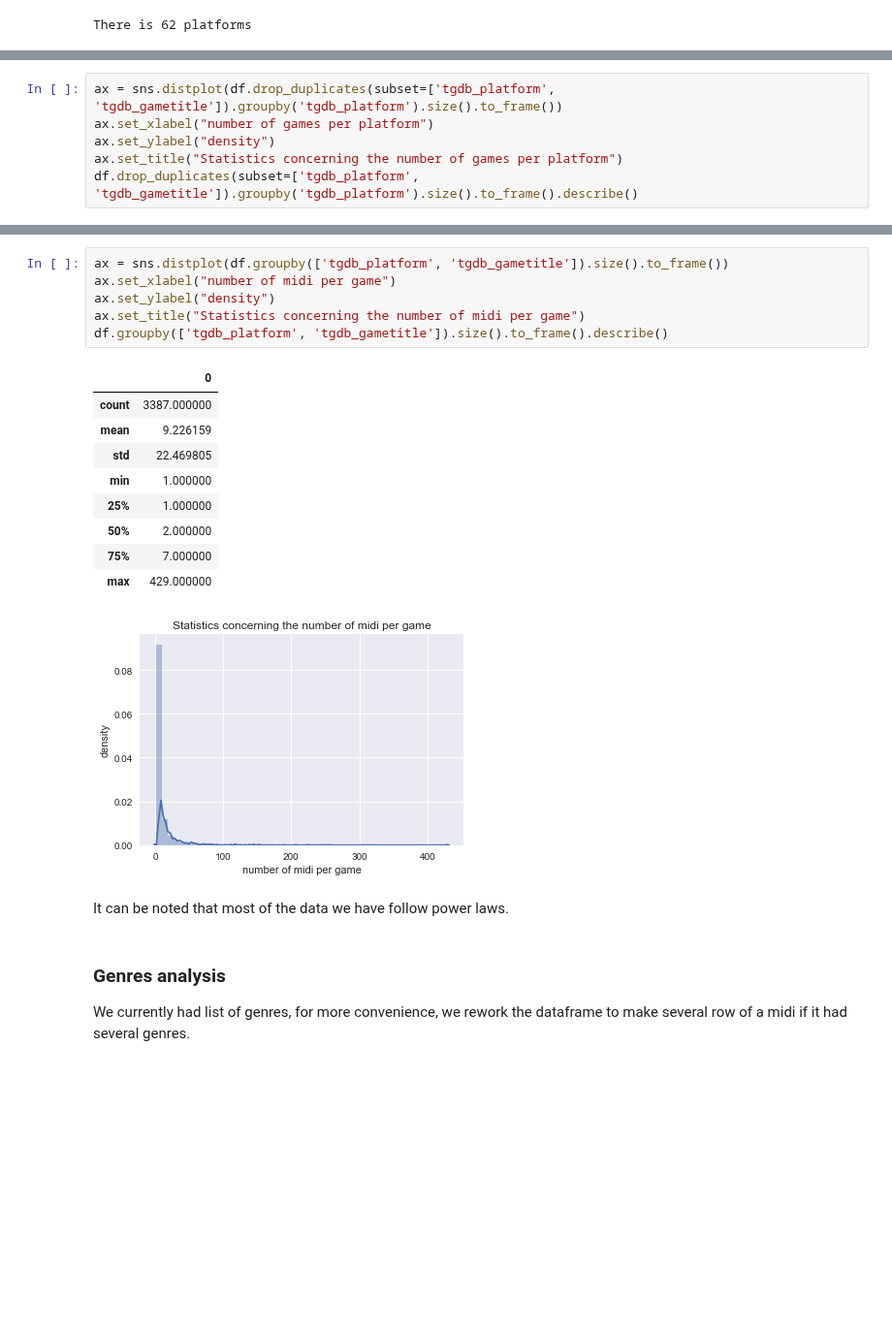
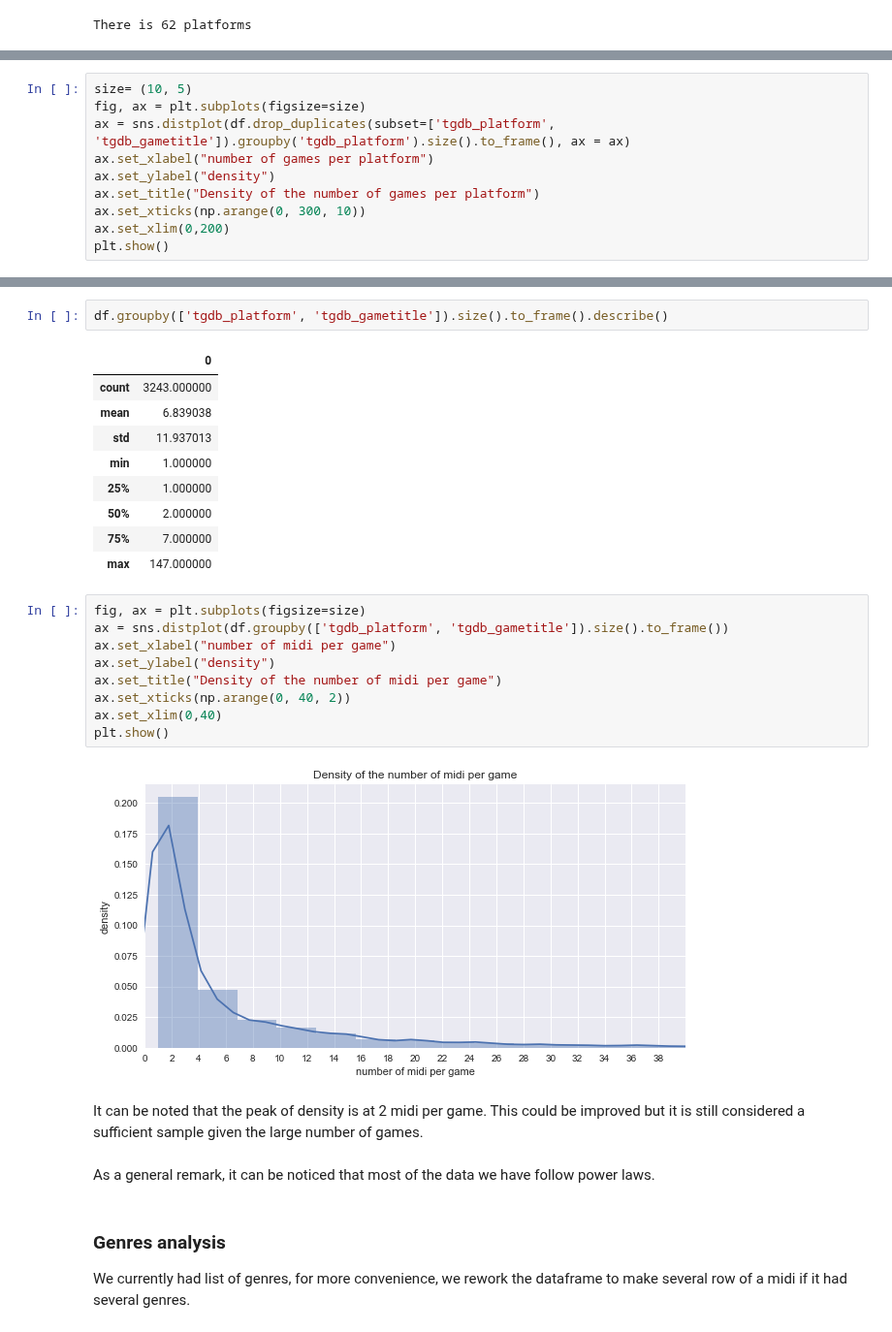
Before and after one commit to cedricviaccoz/musicology, a Jupyter notebook: dataset/Data Exploration.ipynb, the cells around one changed output, grey strips where cells are left out. Shown at 97% size. Saved outputs shown, nothing was run; the diff lists cells and outputs as text; blank space fills up the shorter version.

```diff
--- a/dataset/Data Exploration.ipynb
+++ b/dataset/Data Exploration.ipynb
@@ -116,7 +129,11 @@ Statistics concerning the number of games per platform are computed.
 # %%
-ax = sns.distplot(df.drop_duplicates(subset=['tgdb_platform', 'tgdb_gametitle']).groupby('tgdb_platform').size().to_frame())
+size= (10, 5)
+fig, ax = plt.subplots(figsize=size)
+ax = sns.distplot(df.drop_duplicates(subset=['tgdb_platform', 'tgdb_gametitle']).groupby('tgdb_platform').size().to_frame(), ax = ax)
 ax.set_xlabel("number of games per platform")
 ax.set_ylabel("density")
-ax.set_title("Statistics concerning the number of games per platform")
-df.drop_duplicates(subset=['tgdb_platform', 'tgdb_gametitle']).groupby('tgdb_platform').size().to_frame().describe()
+ax.set_title("Density of the number of games per platform")
+ax.set_xticks(np.arange(0, 300, 10))
+ax.set_xlim(0,200)
+plt.show()
 # %% [output]
@@ -154,22 +172,30 @@ Statistics concerning the number of midi per game.
+# %%
+df.groupby(['tgdb_platform', 'tgdb_gametitle']).size().to_frame().describe()
+# %% [output]
+|  | 0 |
+| count | 3243.000000 |
+| mean | 6.839038 |
+| std | 11.937013 |
+| min | 1.000000 |
+| 25% | 1.000000 |
+| 50% | 2.000000 |
+| 75% | 7.000000 |
+| max | 147.000000 |
 # %%
+fig, ax = plt.subplots(figsize=size)
 ax = sns.distplot(df.groupby(['tgdb_platform', 'tgdb_gametitle']).size().to_frame())
 ax.set_xlabel("number of midi per game")
 ax.set_ylabel("density")
-ax.set_title("Statistics concerning the number of midi per game")
-df.groupby(['tgdb_platform', 'tgdb_gametitle']).size().to_frame().describe()
+ax.set_title("Density of the number of midi per game")
+ax.set_xticks(np.arange(0, 40, 2))
+ax.set_xlim(0,40)
+plt.show()
 # %% [output]
-|  | 0 |
-| count | 3387.000000 |
-| mean | 9.226159 |
-| std | 22.469805 |
-| min | 1.000000 |
-| 25% | 1.000000 |
-| 50% | 2.000000 |
-| 75% | 7.000000 |
-| max | 429.000000 |
-[figure, old version]
+[figure, new version]
+# %% [markdown]
+It can be noted that the peak of density is at 2 midi per game. This could be improved but it is still considered a sufficient sample given the large number of games.
 # %% [markdown]
-It can be noted that most of the data we have follow power laws.
+As a general remark, it can be noticed that most of the data we have follow power laws.
 # %% [markdown]
 ### Genres analysis
 We currently had list of genres, for more convenience, we rework the dataframe to make several row of a midi if it had several genres.
```
Also changed, not shown: parts of 11 cells of this notebook.
